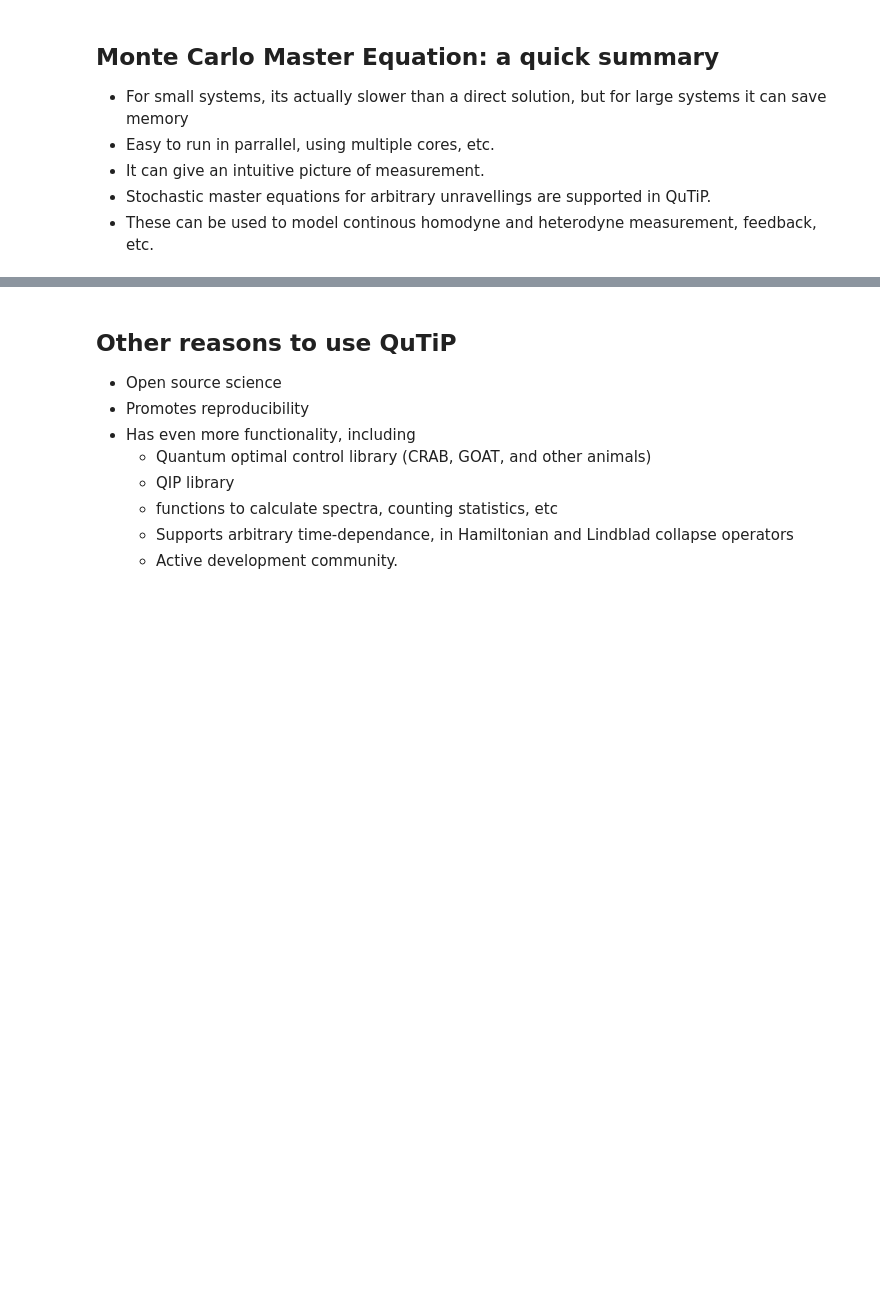
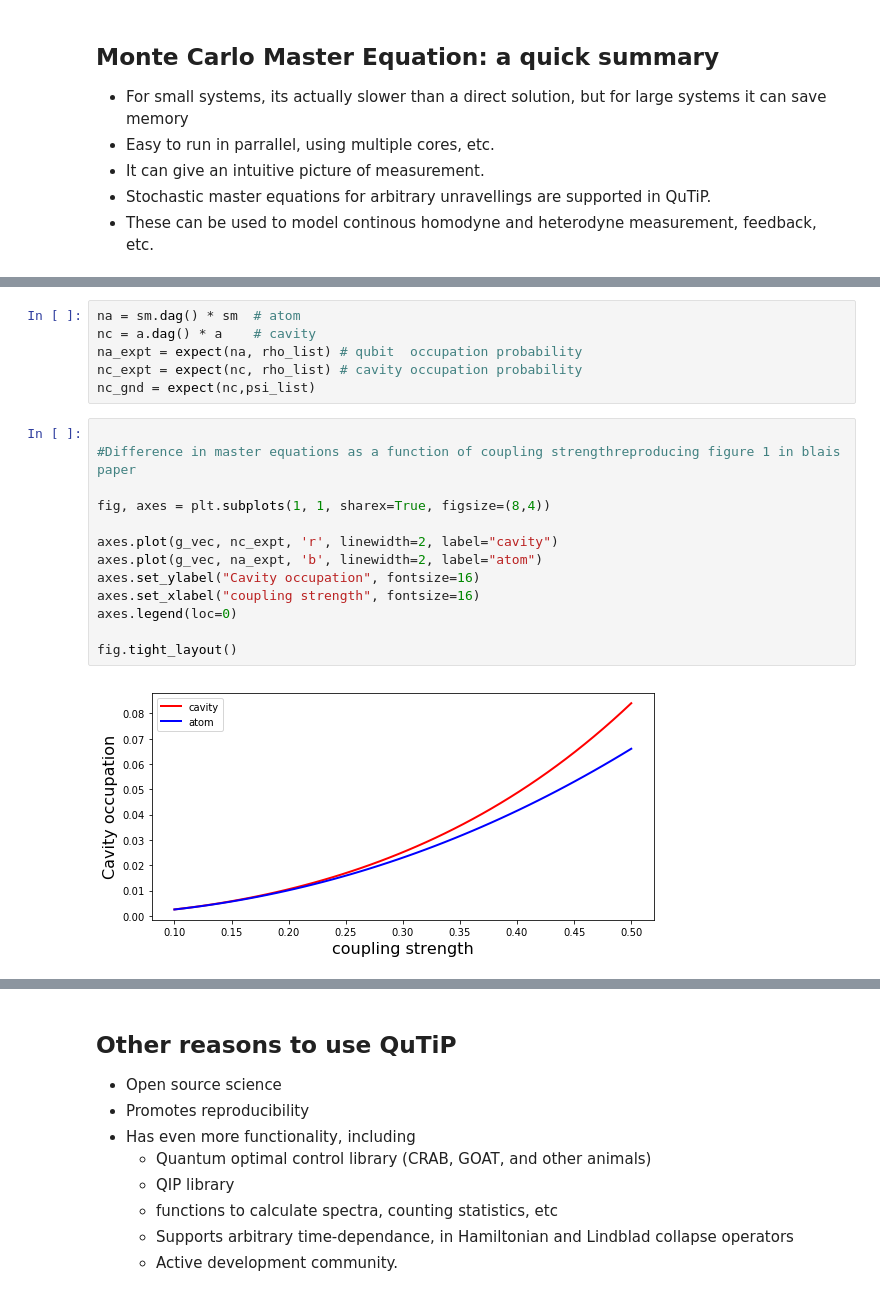
Before and after one commit to nwlambert/lectures, a Jupyter notebook: Lecture on Open quantum systems.ipynb, the cells around one changed output, grey strips where cells are left out. Drawn from its saved outputs; the diff is of its cells as text; blank space fills up the shorter version.

```diff
--- a/Lecture on Open quantum systems.ipynb
+++ b/Lecture on Open quantum systems.ipynb
@@ -965,0 +1074,21 @@ fig.savefig("monte.png")
+# %%
+na = sm.dag() * sm  # atom
+nc = a.dag() * a    # cavity
+na_expt = expect(na, rho_list) # qubit  occupation probability
+nc_expt = expect(nc, rho_list) # cavity occupation probability
+nc_gnd = expect(nc,psi_list)
+# %%
+
+#Difference in master equations as a function of coupling strengthreproducing figure 1 in blais paper
+
+fig, axes = plt.subplots(1, 1, sharex=True, figsize=(8,4))
+
+axes.plot(g_vec, nc_expt, 'r', linewidth=2, label="cavity")
+axes.plot(g_vec, na_expt, 'b', linewidth=2, label="atom")
+axes.set_ylabel("Cavity occupation", fontsize=16)
+axes.set_xlabel("coupling strength", fontsize=16)
+axes.legend(loc=0)
+
+fig.tight_layout()
+# %% [output]
+[figure, added]
```
Also changed, not shown: parts of 11 cells of this notebook.
